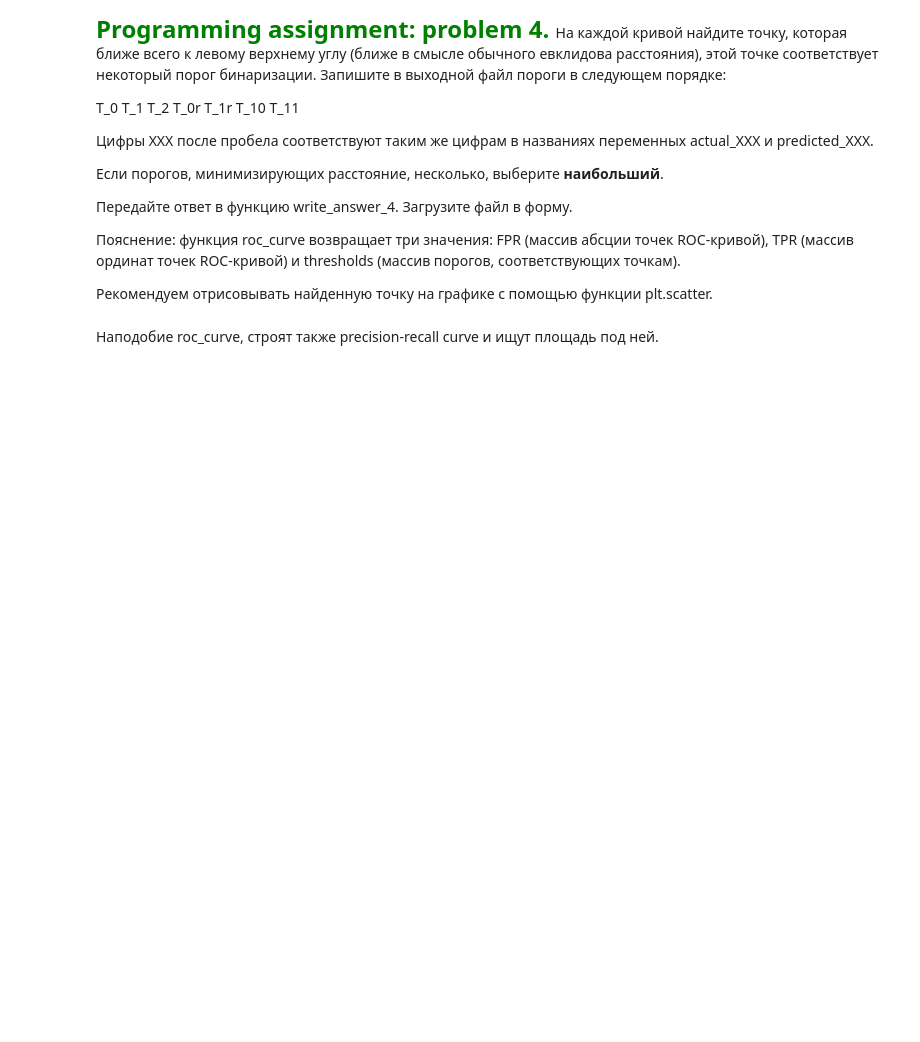
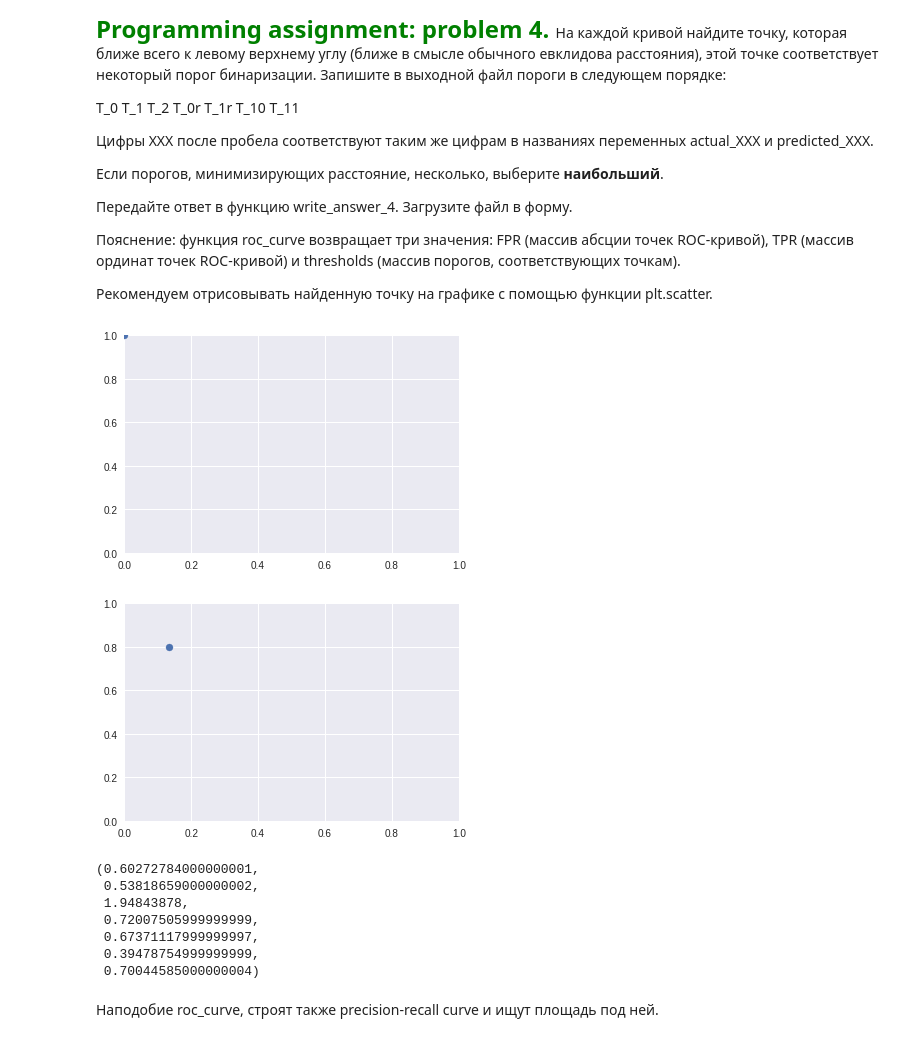
Before and after one commit to viakondratiuk/mooc, a Jupyter notebook: coursera/yandex-ml-specialization/course2-supervised-learning/week2/MetricsPA.ipynb, the cells around one changed output. Cells and saved outputs as stored; diff of their text form; code cells hidden in the pictures; blank space fills up the shorter version.

```diff
--- a/coursera/yandex-ml-specialization/course2-supervised-learning/week2/MetricsPA.ipynb
+++ b/coursera/yandex-ml-specialization/course2-supervised-learning/week2/MetricsPA.ipynb
@@ -513,3 +511,51 @@ T_0 T_1 T_2 T_0r T_1r T_10 T_11
+# %%
+############### Programming assignment: problem 4 ###############
+from scipy.spatial import distance
+
+def closest_point_threshold(actual, predicted):
+    lr = np.array([0, 1])
+    fpr, tpr, thr = roc_curve(actual, predicted)
+
+    dst = []
+    for fpr_, tpr_ in zip(fpr, tpr):
+        dst.append(distance.euclidean((fpr_, tpr_), lr))
+    i, _ = min(enumerate(dst), key=lambda x: x[1])
+
+    return fpr[i], tpr[i], thr[i]
+
+fpr_0, tpr_0, T_0 = closest_point_threshold(actual_0, predicted_0)
+plt.scatter(fpr_0, tpr_0)
+axes = plt.gca()
+axes.set_xlim([-0.1, 1])
+axes.set_ylim([0, 1])
+plt.show()
+
+fpr_1, tpr_1, T_1 = closest_point_threshold(actual_1, predicted_1)
+plt.scatter(fpr_1, tpr_1)
+axes = plt.gca()
+axes.set_xlim([0, 1])
+axes.set_ylim([0, 1])
+plt.show()
+
+fpr_2, tpr_2, T_2 = closest_point_threshold(actual_2, predicted_2)
+
+fpr_0r, tpr_0r, T_0r = closest_point_threshold(actual_0r, predicted_0r)
+fpr_1r, tpr_1r, T_1r = closest_point_threshold(actual_1r, predicted_1r)
+
+fpr_10, tpr_10, T_10 = closest_point_threshold(actual_10, predicted_10)
+fpr_11, tpr_11, T_11 = closest_point_threshold(actual_11, predicted_11)
+
+T_0, T_1, T_2, T_0r, T_1r, T_10, T_11
+# %% [output]
+[figure, added]
+[figure, added]
+(0.60272784000000001,
+ 0.53818659000000002,
+ 1.94843878,
+ 0.72007505999999999,
+ 0.67371117999999997,
+ 0.39478754999999999,
+ 0.70044585000000004)
 # %%
 def write_answer_4(T_0, T_1, T_2, T_0r, T_1r, T_10, T_11):
     answers = [T_0, T_1, T_2, T_0r, T_1r, T_10, T_11]
```
Also changed, not shown: parts of 3 cells of this notebook.
